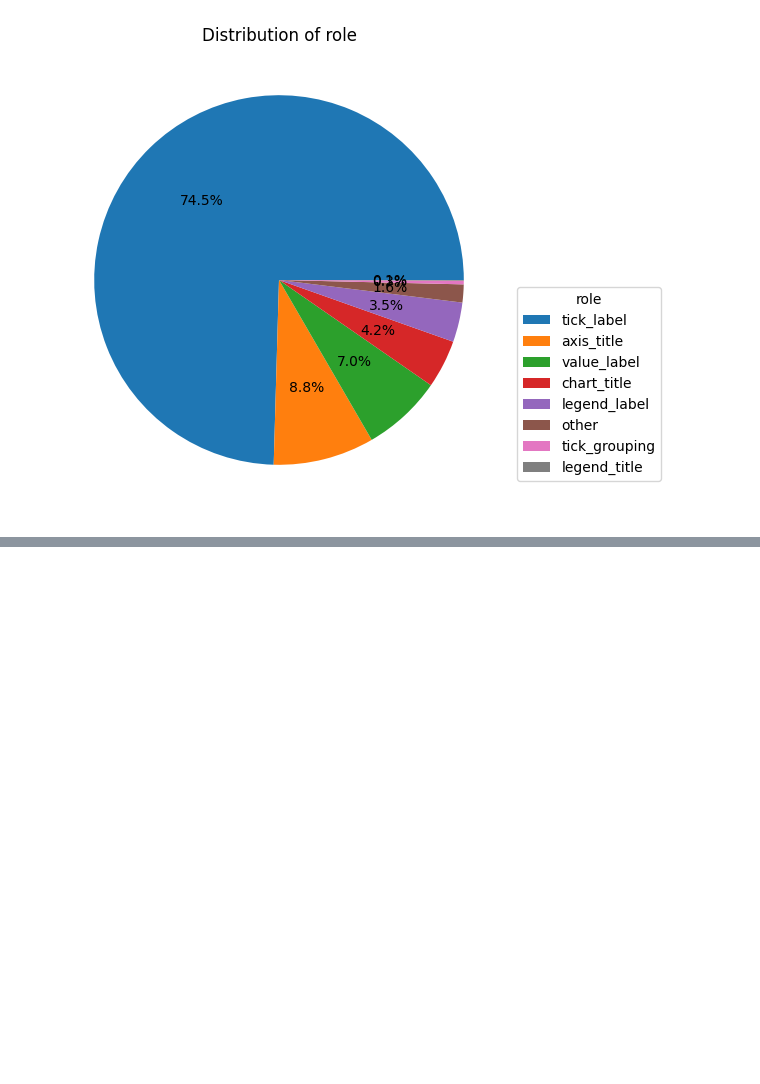
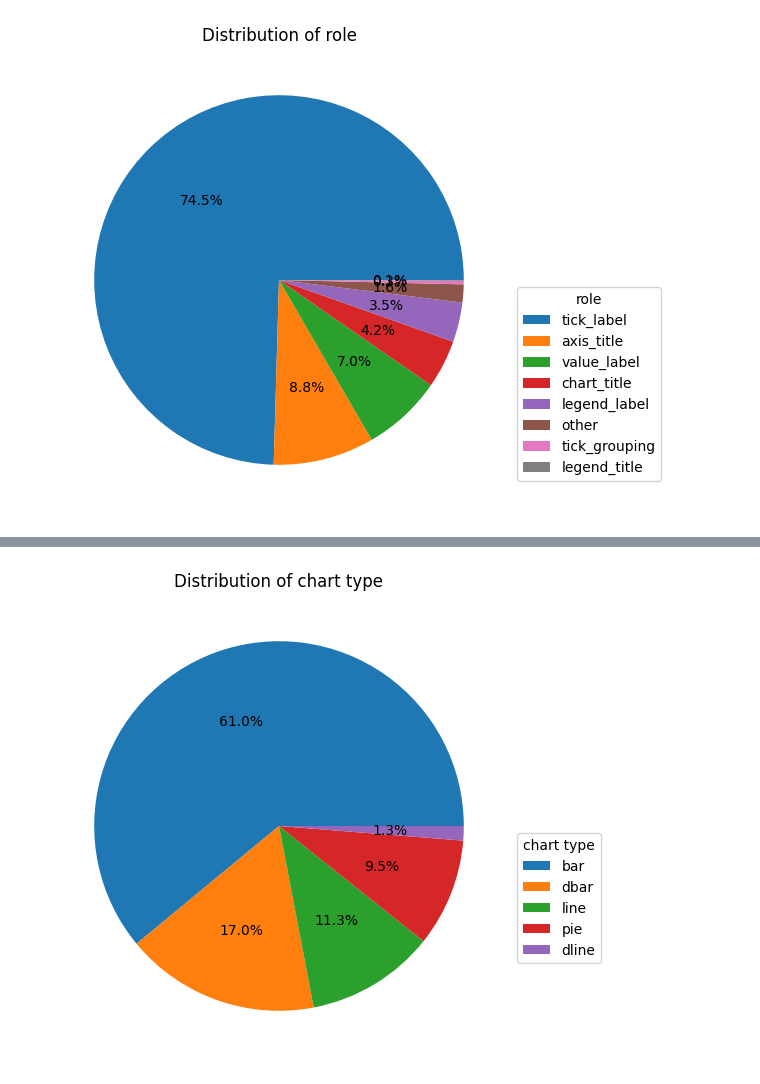
Before and after one commit to nassimb0u/text-role-classification, a Jupyter notebook: datasets/prepro_datasets.ipynb, the cells around one changed output, grey strips where cells are left out. Drawn from its saved outputs; the diff is of its cells as text; code cells hidden in the pictures; blank space fills up the shorter version.

```diff
--- a/datasets/prepro_datasets.ipynb
+++ b/datasets/prepro_datasets.ipynb
@@ -894,3 +1064,12 @@ plt.show()
+# %%
+counts = df_chimie_r["chart_type"].value_counts()
+ax = counts.plot.pie(autopct="%1.1f%%", figsize=(6, 6), labels=[""] * len(counts))
+plt.legend(ax.patches, counts.index, title="chart type", bbox_to_anchor=(1, 0.5))
+plt.ylabel("")
+plt.title("Distribution of chart type")
+plt.show()
+# %% [output]
+[figure, added]
 # %%
 df_chimie_r.nunique()
 # %% [output]
```
Also changed, not shown: parts of 19 cells of this notebook.
